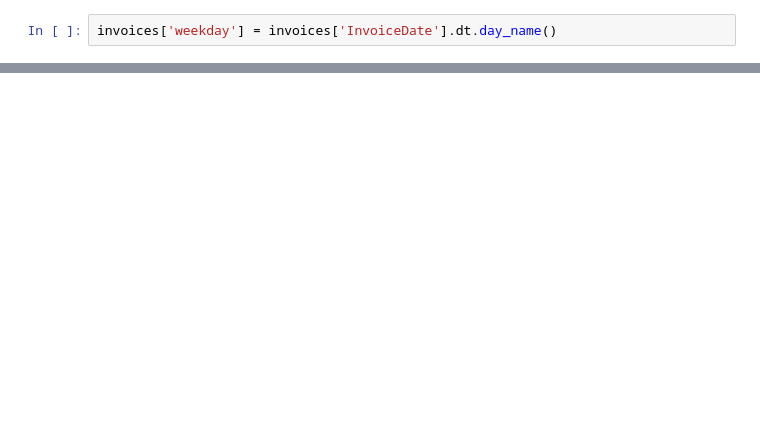
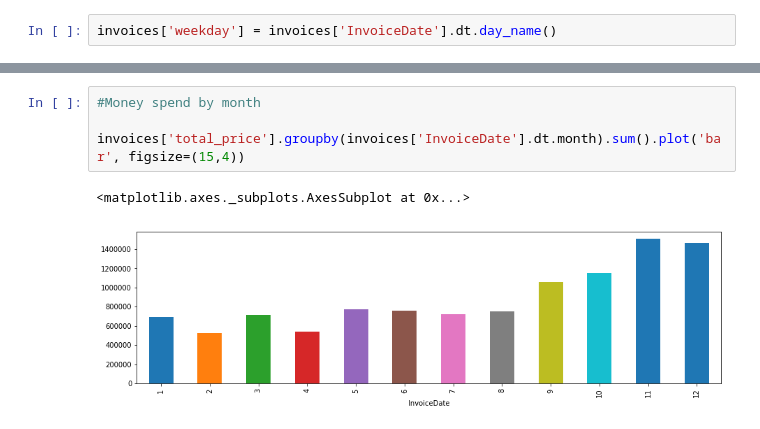
Before and after one commit to JimenaBaripatti/e-commerce_data, a Jupyter notebook: e-commerce_data/notebooks/02-JB-Data_Exploration.ipynb, the cells around one changed output, grey strips where cells are left out. Drawn from its saved outputs; the diff is of its cells as text; blank space fills up the shorter version.

```diff
--- a/e-commerce_data/notebooks/02-JB-Data_Exploration.ipynb
+++ b/e-commerce_data/notebooks/02-JB-Data_Exploration.ipynb
@@ -66,0 +68,7 @@ invoices.groupby(['weekday']).count()
+# %%
+#Money spend by month
+
+invoices['total_price'].groupby(invoices['InvoiceDate'].dt.month).sum().plot('bar', figsize=(15,4))
+# %% [output]
+<matplotlib.axes._subplots.AxesSubplot at 0x...>
+[figure, added]
```
Also changed, not shown: parts of 7 cells of this notebook.
